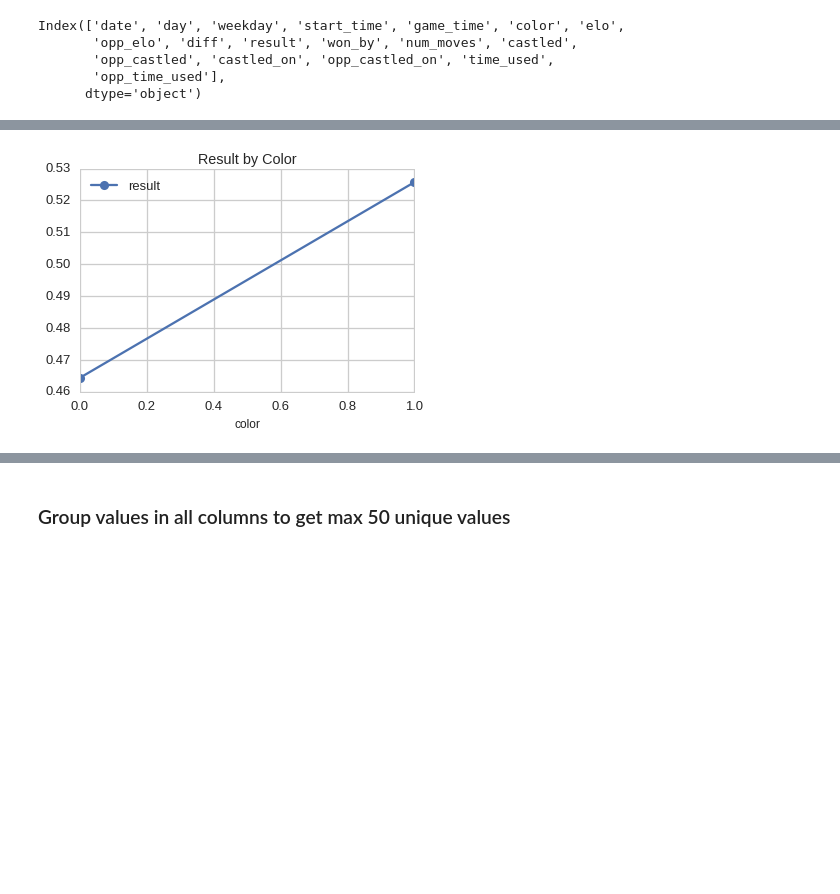
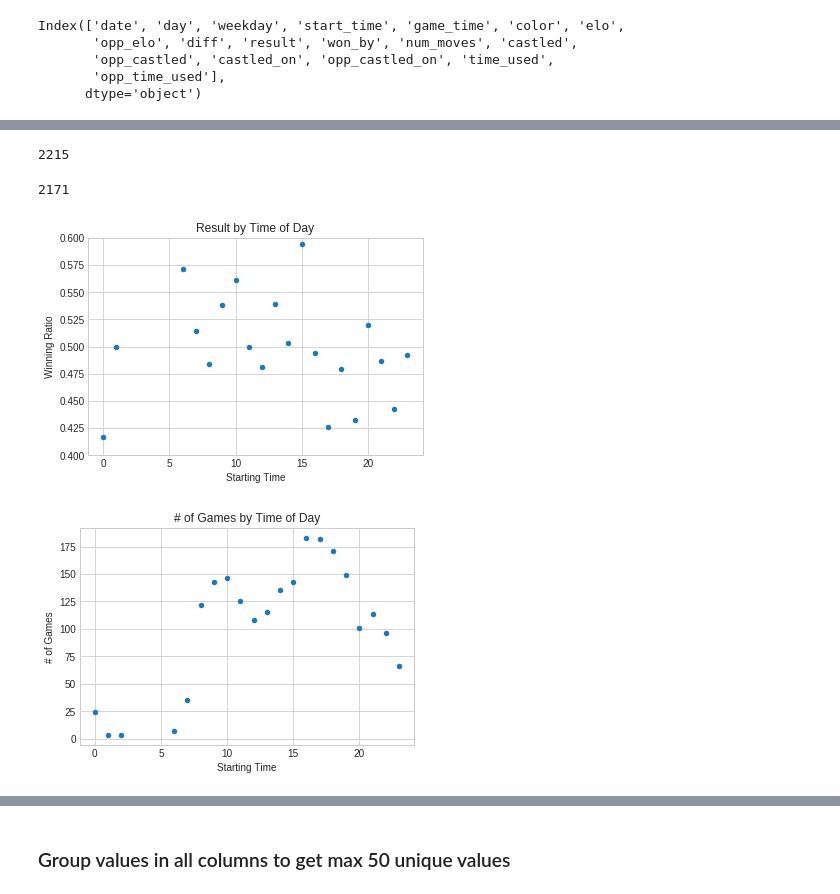
Before and after one commit to Data-is-life/lots-of-data, a Jupyter notebook: src/Chess_analysis.ipynb, the cells around one changed output, grey strips where cells are left out. Saved outputs shown, nothing was run; the diff lists cells and outputs as text; code cells hidden in the pictures; blank space fills up the shorter version.

Commit message:
Updated graphs for Analysis

```diff
--- a/src/Chess_analysis.ipynb
+++ b/src/Chess_analysis.ipynb
@@ -20,8 +20,3 @@ Index(['date', 'day', 'weekday', 'start_time', 'game_time', 'color', 'elo',
        'opp_castled', 'castled_on', 'opp_castled_on', 'time_used',
        'opp_time_used'],
       dtype='object')
-# %%
-df['time_used'] = round((df['time_used']/df['game_time'])*100)
-df['time_used'] = np.where(df['time_used']>100,100,df['time_used'])
-df['opp_time_used'] = round((df['opp_time_used']/df['game_time'])*100)
-df['opp_time_used'] = np.where(df['opp_time_used']>100,100,df['opp_time_used'])
@@ -117,7 +22,0 @@ plt.show()
-# %%
-df_mean_by_color = df.groupby('color').mean()
-df_mean_by_color.reset_index(inplace=True)
-df_mean_by_color.plot(x='color', y='result', marker='o', title='Result by Color')
-plt.show()
-# %% [output]
-[figure, removed]
@@ -127,0 +23,32 @@ df_draw = df[df['result']==0.5]
+# %%
+len(df)
+# %% [output]
+2215
+# %%
+df['time_used'] = round((df['time_used']/df['game_time'])*100)
+df['opp_time_used'] = round((df['opp_time_used']/df['game_time'])*100)
+df = df[df['time_used'] <= 100]
+df = df[df['opp_time_used'] <= 100]
+# %%
+len(df)
+# %% [output]
+2171
+# %%
+df_mean_by_start_time = df.groupby('start_time').mean()
+
+df_mean_by_start_time.reset_index(inplace=True)
+df_mean_by_start_time.plot.scatter(x='start_time', y='result', ylim=(0.4, 0.6),
+                                   title='Result by Time of Day', legend=False)
+plt.ylabel('Winning Ratio')
+plt.xlabel('Starting Time')
+df_count_by_start_time = df.groupby('start_time').count()
+df_count_by_start_time.reset_index(inplace=True)
+df_count_by_start_time.plot.scatter(x='start_time', y='result',
+                                    title='# of Games by Time of Day',
+                                    legend=False)
+plt.ylabel('# of Games')
+plt.xlabel('Starting Time')
+plt.show()
+# %% [output]
+[figure, added]
+[figure, added]
```
Also changed, not shown: parts of 40 cells of this notebook, 4 other files.
